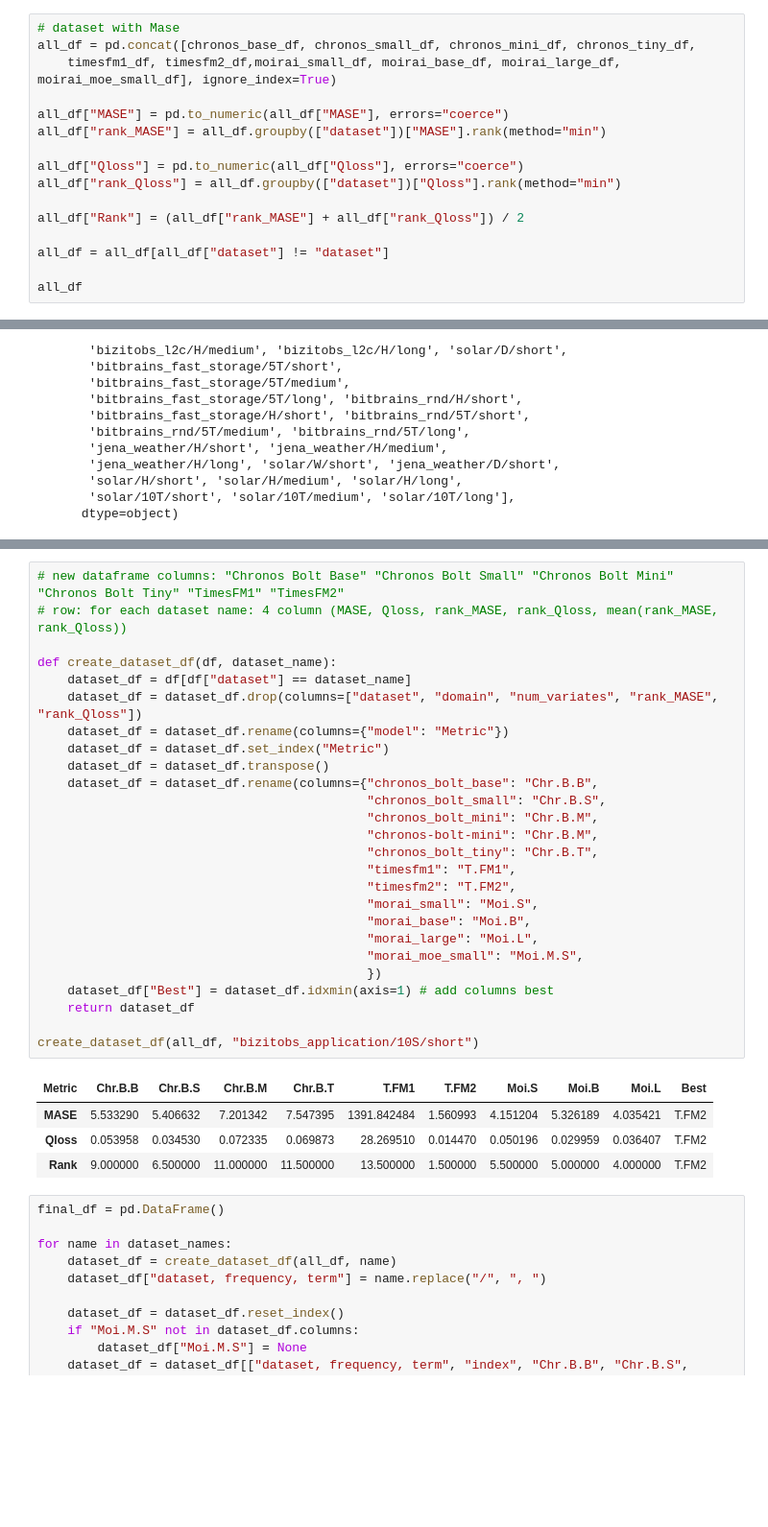
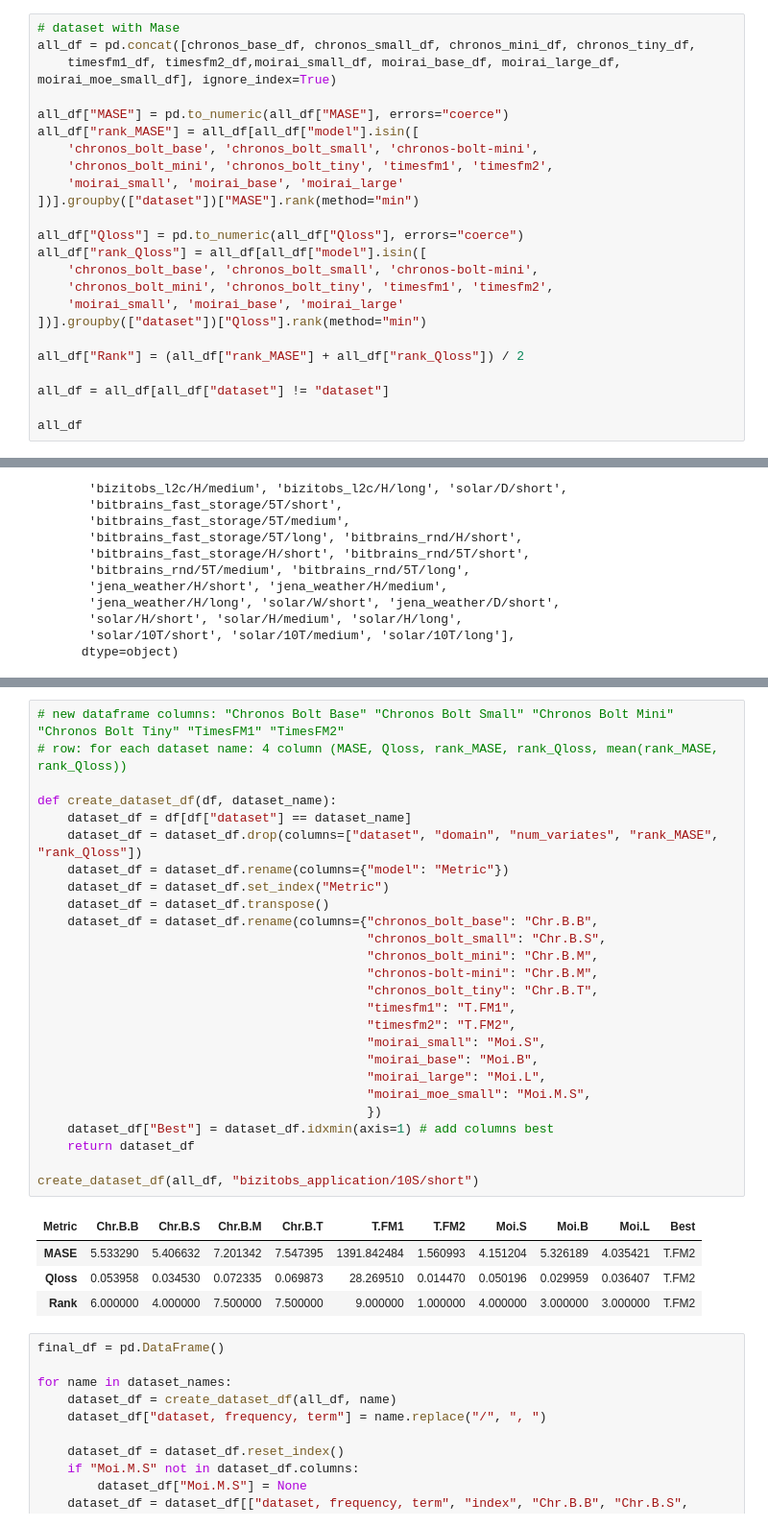
Before and after one commit to GiuliaGhisolfi/TSFM-ZeroShotEval, a Jupyter notebook: src/04_results.ipynb, the cells around one changed output, grey strips where cells are left out. Shown at 96% size. Cells and saved outputs as stored; diff of their text form; blank space fills up the shorter version.

```diff
--- a/src/04_results.ipynb
+++ b/src/04_results.ipynb
@@ -52,10 +79,18 @@ all_df = pd.concat([chronos_base_df, chronos_small_df, chronos_mini_df, chronos_
     timesfm1_df, timesfm2_df,moirai_small_df, moirai_base_df, moirai_large_df, moirai_moe_small_df], ignore_index=True)
 
 all_df["MASE"] = pd.to_numeric(all_df["MASE"], errors="coerce")
-all_df["rank_MASE"] = all_df.groupby(["dataset"])["MASE"].rank(method="min")
+all_df["rank_MASE"] = all_df[all_df["model"].isin([
+    'chronos_bolt_base', 'chronos_bolt_small', 'chronos-bolt-mini',
+    'chronos_bolt_mini', 'chronos_bolt_tiny', 'timesfm1', 'timesfm2',
+    'moirai_small', 'moirai_base', 'moirai_large'
+])].groupby(["dataset"])["MASE"].rank(method="min")
 
 all_df["Qloss"] = pd.to_numeric(all_df["Qloss"], errors="coerce")
-all_df["rank_Qloss"] = all_df.groupby(["dataset"])["Qloss"].rank(method="min")
+all_df["rank_Qloss"] = all_df[all_df["model"].isin([
+    'chronos_bolt_base', 'chronos_bolt_small', 'chronos-bolt-mini',
+    'chronos_bolt_mini', 'chronos_bolt_tiny', 'timesfm1', 'timesfm2',
+    'moirai_small', 'moirai_base', 'moirai_large'
+])].groupby(["dataset"])["Qloss"].rank(method="min")
 
 all_df["Rank"] = (all_df["rank_MASE"] + all_df["rank_Qloss"]) / 2
 
@@ -133,34 +168,34 @@ for name in dataset_names:
 # %%
 # new dataframe columns: "Chronos Bolt Base" "Chronos Bolt Small" "Chronos Bolt Mini" "Chronos Bolt Tiny" "TimesFM1" "TimesFM2"
 # row: for each dataset name: 4 column (MASE, Qloss, rank_MASE, rank_Qloss, mean(rank_MASE, rank_Qloss))
 
 def create_dataset_df(df, dataset_name):
     dataset_df = df[df["dataset"] == dataset_name]
     dataset_df = dataset_df.drop(columns=["dataset", "domain", "num_variates", "rank_MASE", "rank_Qloss"])
     dataset_df = dataset_df.rename(columns={"model": "Metric"})
     dataset_df = dataset_df.set_index("Metric")
     dataset_df = dataset_df.transpose()
     dataset_df = dataset_df.rename(columns={"chronos_bolt_base": "Chr.B.B",
                                             "chronos_bolt_small": "Chr.B.S",
                                             "chronos_bolt_mini": "Chr.B.M",
                                             "chronos-bolt-mini": "Chr.B.M",
                                             "chronos_bolt_tiny": "Chr.B.T",
                                             "timesfm1": "T.FM1",
                                             "timesfm2": "T.FM2",
-                                            "morai_small": "Moi.S",
-                                            "morai_base": "Moi.B",
-                                            "morai_large": "Moi.L",
-                                            "morai_moe_small": "Moi.M.S",
+                                            "moirai_small": "Moi.S",
+                                            "moirai_base": "Moi.B",
+                                            "moirai_large": "Moi.L",
+                                            "moirai_moe_small": "Moi.M.S",
                                             })
     dataset_df["Best"] = dataset_df.idxmin(axis=1) # add columns best
     return dataset_df
 
 create_dataset_df(all_df, "bizitobs_application/10S/short")
 # %% [output]
 | Metric | Chr.B.B | Chr.B.S | Chr.B.M | Chr.B.T | T.FM1 | T.FM2 | Moi.S | Moi.B | Moi.L | Best |
 | MASE | 5.533290 | 5.406632 | 7.201342 | 7.547395 | 1391.842484 | 1.560993 | 4.151204 | 5.326189 | 4.035421 | T.FM2 |
 | Qloss | 0.053958 | 0.034530 | 0.072335 | 0.069873 | 28.269510 | 0.014470 | 0.050196 | 0.029959 | 0.036407 | T.FM2 |
-| Rank | 9.000000 | 6.500000 | 11.000000 | 11.500000 | 13.500000 | 1.500000 | 5.500000 | 5.000000 | 4.000000 | T.FM2 |
+| Rank | 6.000000 | 4.000000 | 7.500000 | 7.500000 | 9.000000 | 1.000000 | 4.000000 | 3.000000 | 3.000000 | T.FM2 |
 # %%
 final_df = pd.DataFrame()
 
```
Also changed, not shown: parts of 14 cells of this notebook, 6 other files.
